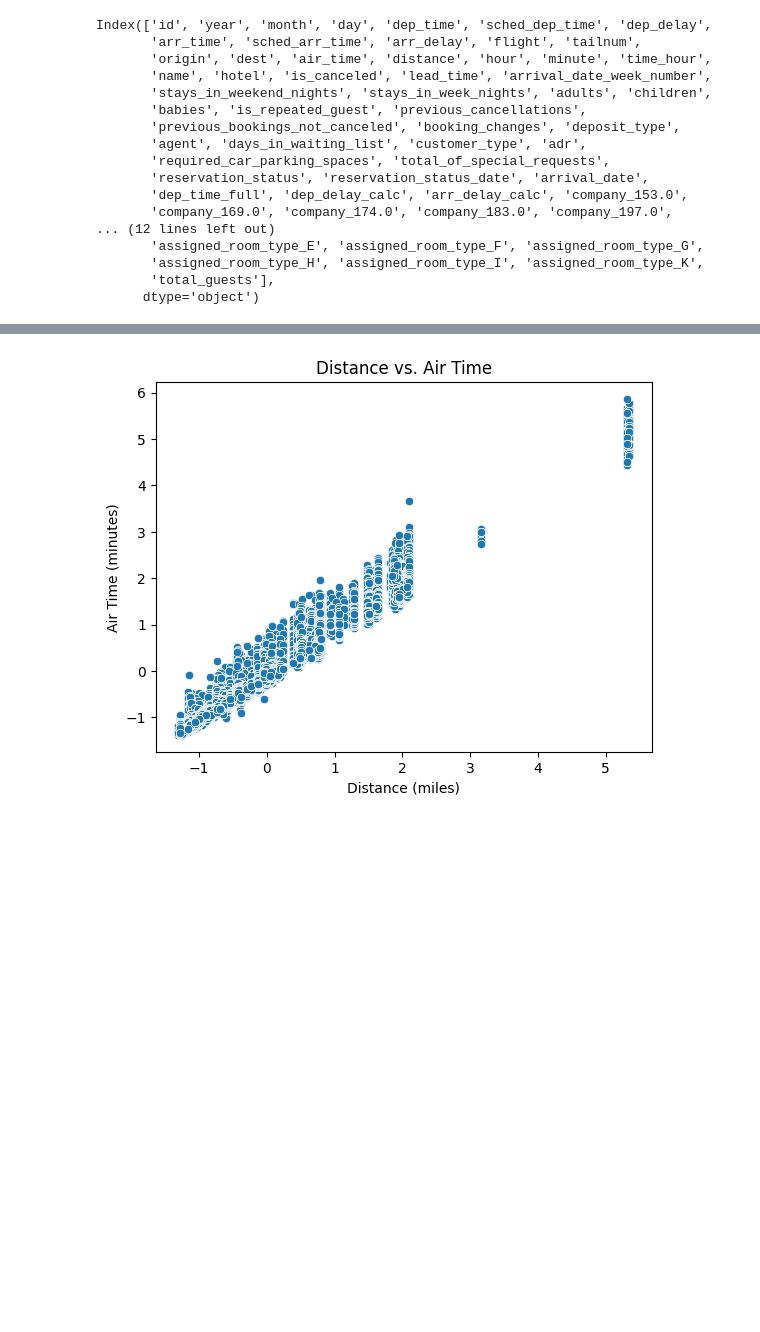
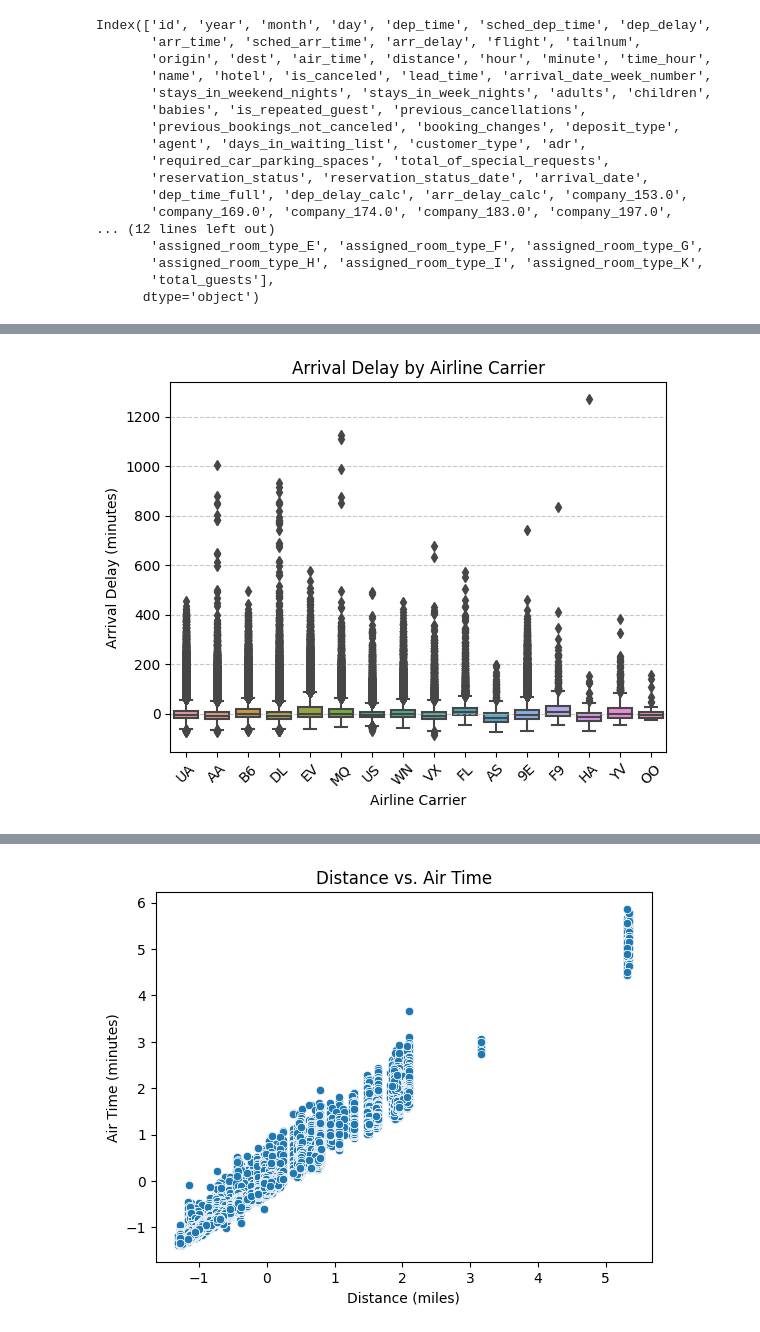
Before and after one commit to ConorJones05/STOR320_Final, a Jupyter notebook: EDA Template.ipynb, the cells around one changed output, grey strips where cells are left out. Drawn from its saved outputs; the diff is of its cells as text; code cells hidden in the pictures; blank space fills up the shorter version.

```diff
--- a/EDA Template.ipynb
+++ b/EDA Template.ipynb
@@ -281,0 +433,10 @@ plt.show()
+# %%
+sns.boxplot(x='carrier', y='arr_delay', data=flights)
+plt.title('Arrival Delay by Airline Carrier')
+plt.xlabel('Airline Carrier')
+plt.ylabel('Arrival Delay (minutes)')
+plt.xticks(rotation=45)
+plt.grid(axis='y', linestyle='--', alpha=0.7)
+plt.show()
+# %% [output]
+[figure, added]
```
Also changed, not shown: parts of 28 cells of this notebook.
